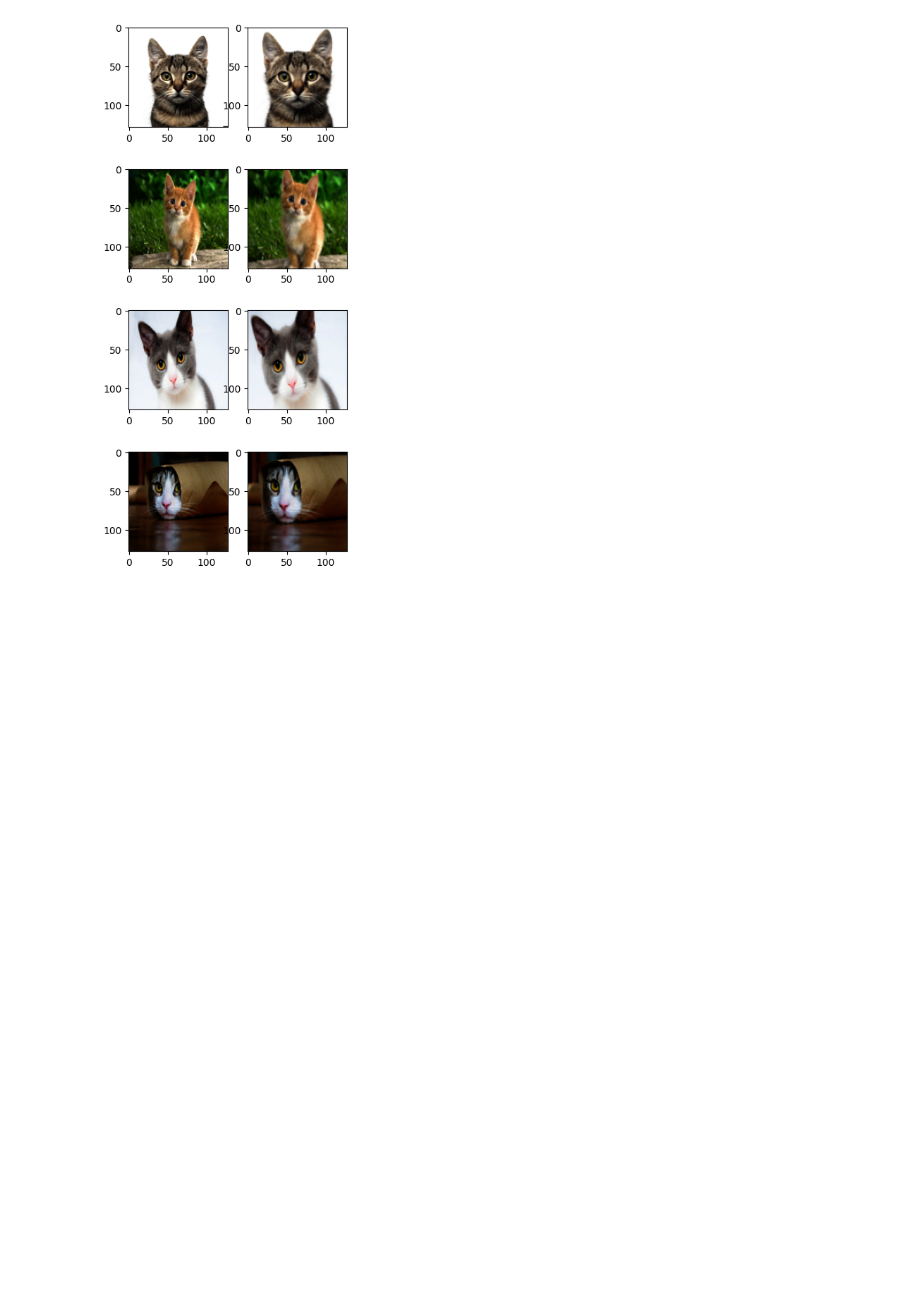
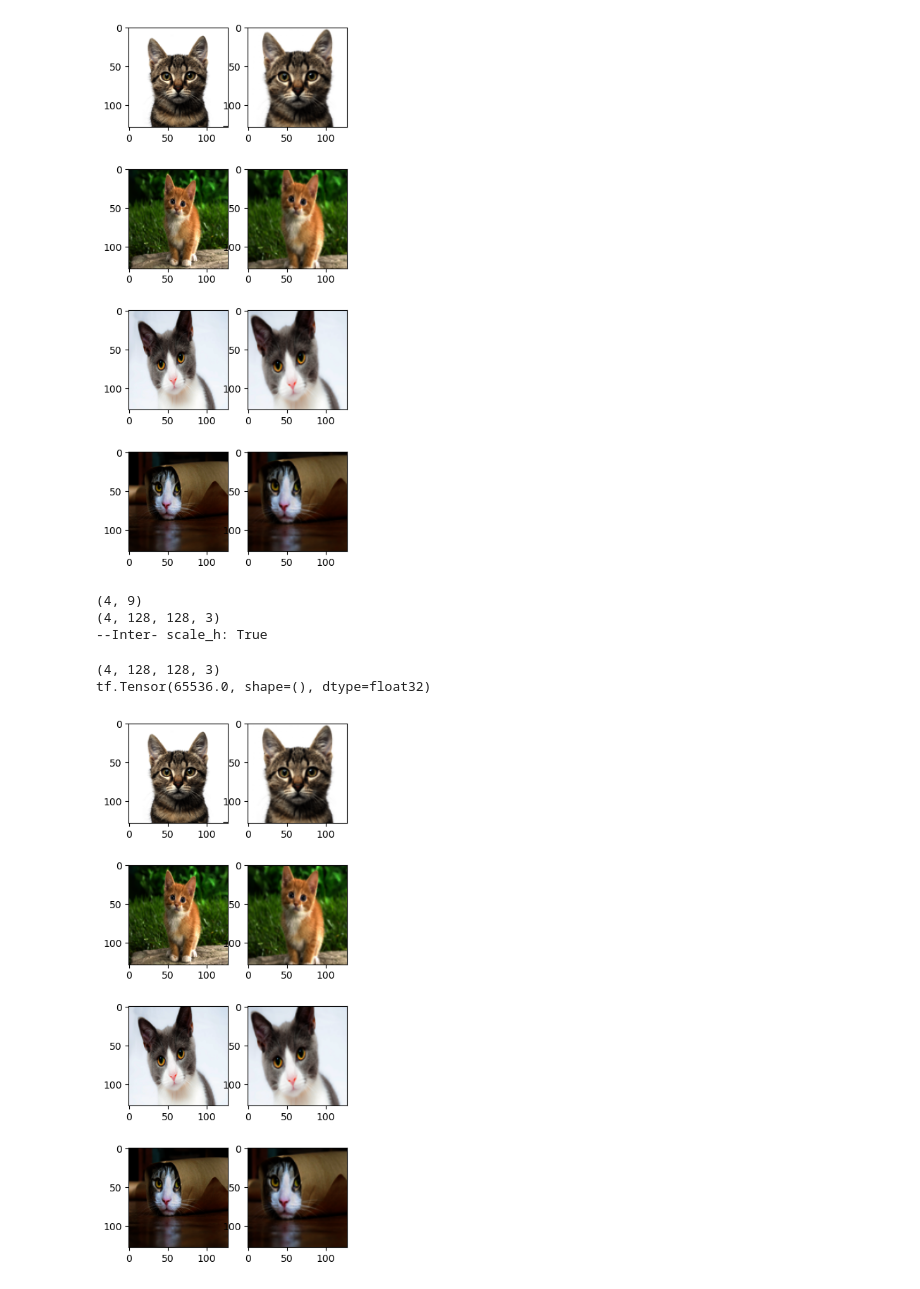
Before and after one commit to liuji1031/homography_net, a Jupyter notebook: test_spatial_transformer.ipynb, the cells around one changed output. Drawn from its saved outputs; the diff is of its cells as text; code cells hidden in the pictures; blank space fills up the shorter version.

```diff
--- a/test_spatial_transformer.ipynb
+++ b/test_spatial_transformer.ipynb
@@ -67,3 +71,26 @@ for i in range(out.shape[0]):
 plt.show()
 # %% [output]
 [figure]
+# %%
+print(theta.shape)
+print(input_img.shape)
+size=(128, 128)
+output2, cond = transformer(input_img, theta, size)
+# %% [output]
+(4, 9)
+(4, 128, 128, 3)
+--Inter- scale_h: True
+# %%
+print(output2.shape)
+print(cond)
+plt.figure(figsize=(4,10))
+for i in range(output2.shape[0]):
+    plt.subplot(4,2,2*i+1)
+    plt.imshow(np.square(input_img[i,:,:,:]))
+    plt.subplot(4,2,2*i+2)
+    plt.imshow(tf.square(out[i,:,:,:]))
+plt.show()
+# %% [output]
+(4, 128, 128, 3)
+tf.Tensor(65536.0, shape=(), dtype=float32)
+[figure, added]
```
Also changed, not shown: parts of 2 cells of this notebook.
